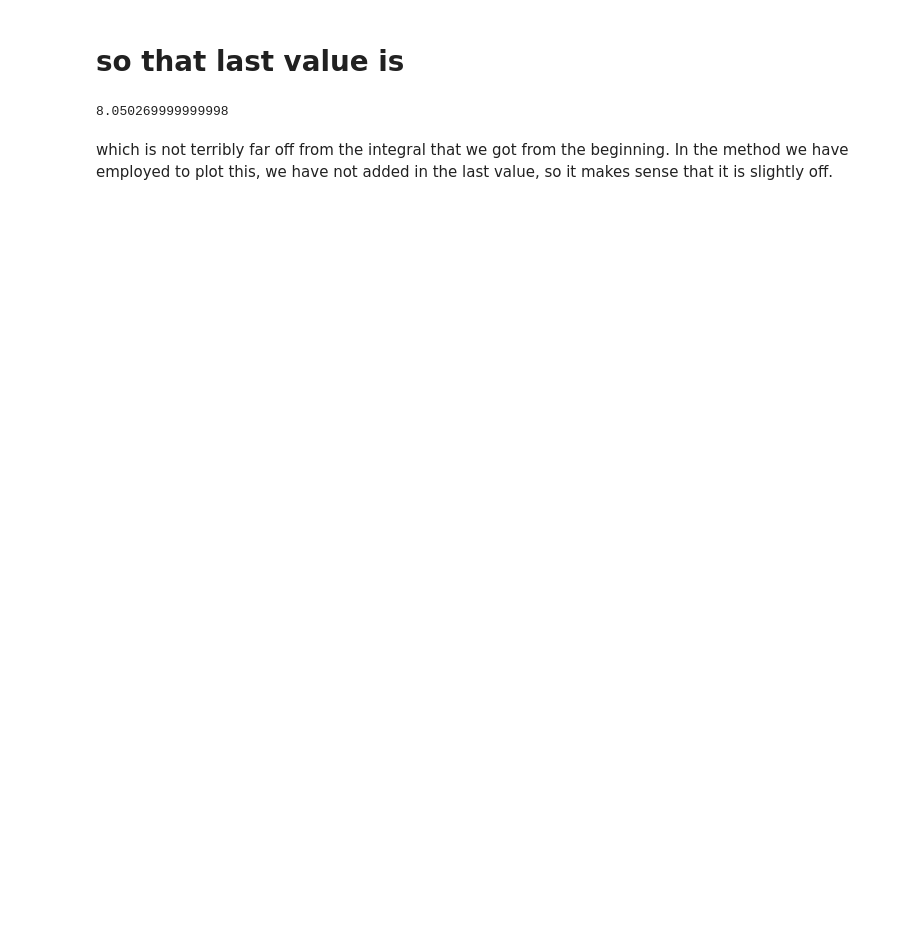
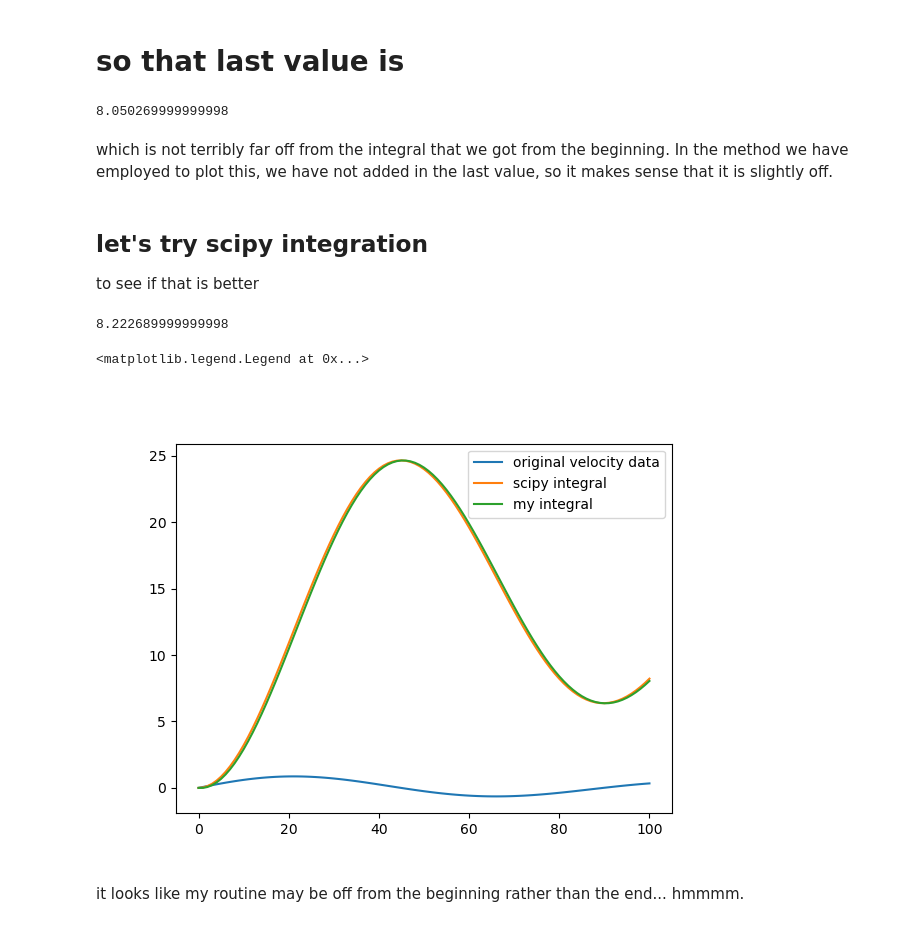
Before and after one commit to ehremington/390-2025-fall, a Jupyter notebook: deliver/5.01.ipynb, the cells around one changed output. Drawn from its saved outputs; the diff is of its cells as text; code cells hidden in the pictures; blank space fills up the shorter version.

```diff
--- a/deliver/5.01.ipynb
+++ b/deliver/5.01.ipynb
@@ -65,3 +84,7 @@ v_list[-1]
 8.050269999999998
 # %% [markdown]
 which is not terribly far off from the integral that we got from the beginning. In the method we have employed to plot this, we have not added in the last value, so it makes sense that it is slightly off.
+# %% [markdown]
+## let's try scipy integration
+
+to see if that is better
@@ -67,0 +93,17 @@ which is not terribly far off from the integral that we got from the beginning.
+# %%
+sc.integrate.simpson(y, x)
+# %% [output]
+8.222689999999998
+# %%
+yint = sc.integrate.cumulative_simpson(y,x=x,initial=0)
+# %%
+fig, ax = plt.subplots()
+ax.plot(x, y, label='original velocity data')
+ax.plot(x, yint, label='scipy integral')
+ax.plot(x, v_list, label='my integral')
+ax.legend()
+# %% [output]
+<matplotlib.legend.Legend at 0x...>
+[figure, added]
+# %% [markdown]
+it looks like my routine may be off from the beginning rather than the end... hmmmm.
```
Also changed, not shown: parts of 10 cells of this notebook, 8 other files.
